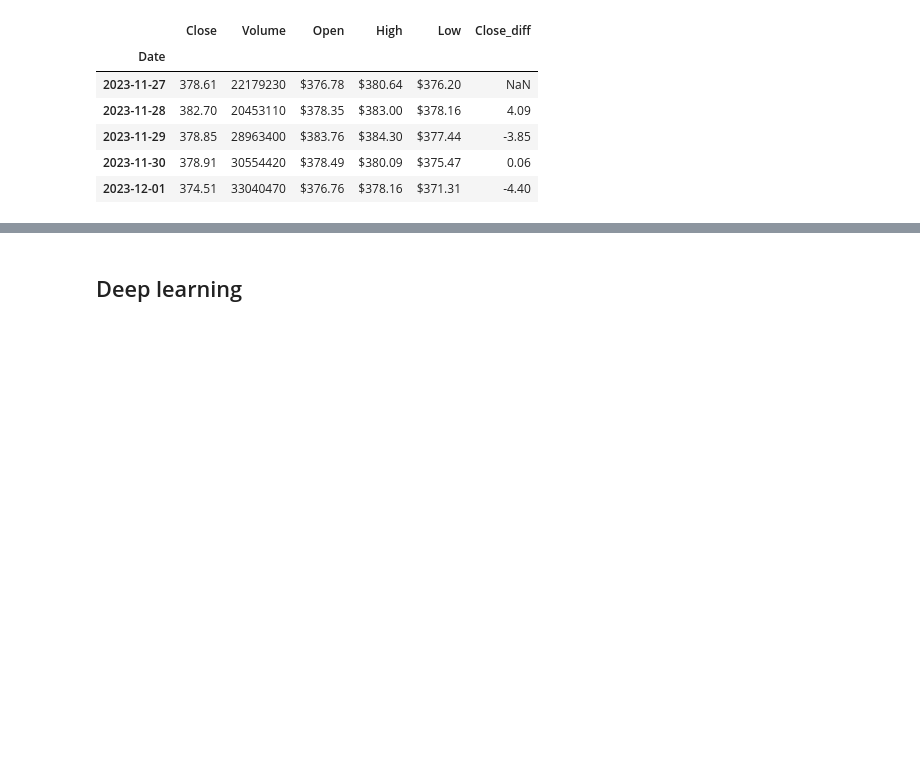
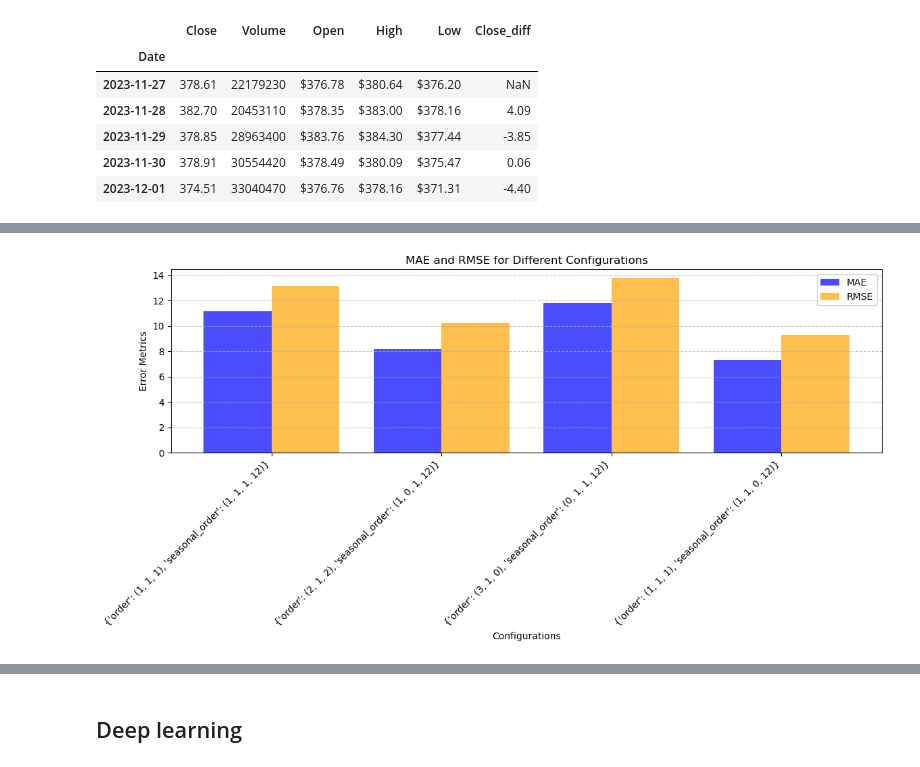
Before and after one commit to SebastianA21/TimeSeries-Analysis, a Jupyter notebook: Microsoft_Analysis.ipynb, the cells around one changed output, grey strips where cells are left out. Drawn from its saved outputs; the diff is of its cells as text; code cells hidden in the pictures; blank space fills up the shorter version.

```diff
--- a/Microsoft_Analysis.ipynb
+++ b/Microsoft_Analysis.ipynb
@@ -244,3 +244,30 @@ Config: {'order': (1, 1, 1), 'seasonal_order': (1, 1, 0, 12)}, MAE: 11.46, RMSE:
+# %%
+configs = [str(result['config']) for result in results]  # Convert config dicts to strings for display
+maes = [result['mae'] for result in results]
+rmses = [result['rmse'] for result in results]
+
+# Define the bar width and positions
+x = np.arange(len(configs))  # The label locations (indices for configurations)
+bar_width = 0.4  # Width of each bar
+
+# Create the bar plot
+plt.figure(figsize=(12, 6))
+plt.bar(x - bar_width / 2, maes, width=bar_width, label='MAE', color='blue', alpha=0.7)
+plt.bar(x + bar_width / 2, rmses, width=bar_width, label='RMSE', color='orange', alpha=0.7)
+
+# Add labels, legend, and title
+plt.xlabel('Configurations')
+plt.ylabel('Error Metrics')
+plt.title('MAE and RMSE for Different Configurations')
+plt.xticks(x, configs, rotation=45, ha='right')  # Rotate configuration labels for better readability
+plt.legend()
+plt.tight_layout()
+
+# Show the plot
+plt.grid(axis='y', linestyle='--', alpha=0.7)
+plt.show()
+# %% [output]
+[figure, added]
 # %%
 print(f"Best order: {best_config['order']}, Best seasonal order: {best_config['seasonal_order']}")
 # %% [output]
```
Also changed, not shown: parts of 14 cells of this notebook, 5 other files.
